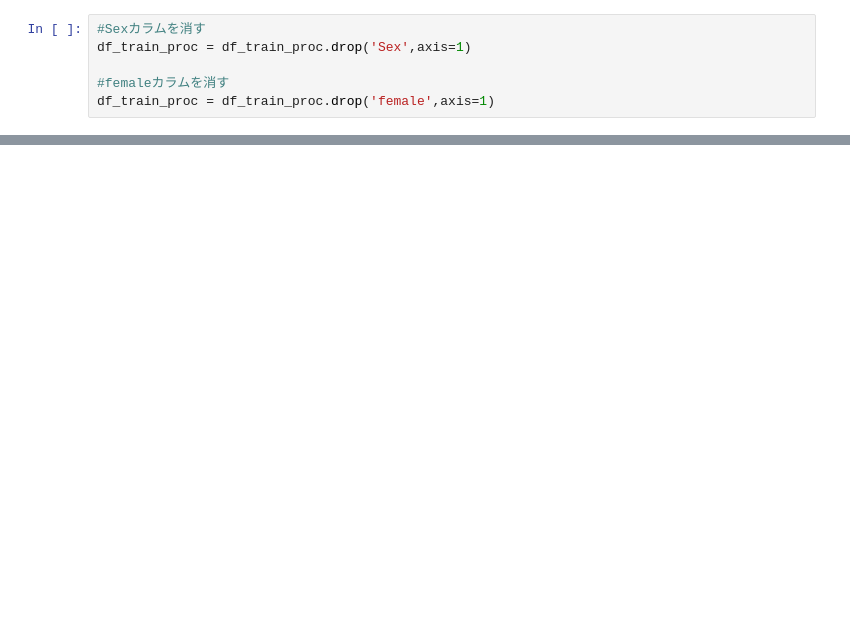
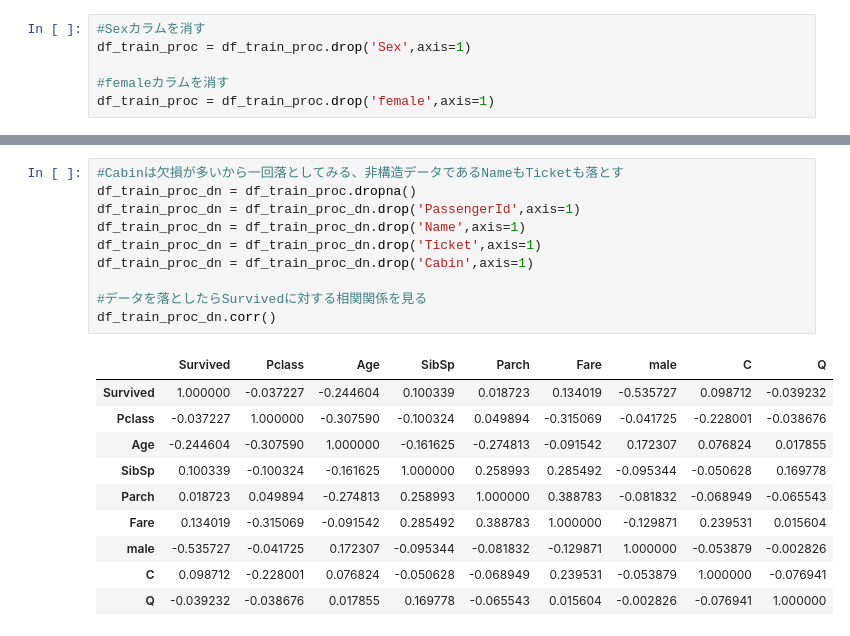
Before and after one commit to yoshida-bael/MachineLearning, a Jupyter notebook: Titanic.ipynb, the cells around one changed output, grey strips where cells are left out. Cells and saved outputs as stored; diff of their text form; blank space fills up the shorter version.

```diff
--- a/Titanic.ipynb
+++ b/Titanic.ipynb
@@ -113,0 +106,21 @@ print(model2.score(test_X,test_y))
+# %%
+#Cabinは欠損が多いから一回落としてみる、非構造データであるNameもTicketも落とす
+df_train_proc_dn = df_train_proc.dropna()
+df_train_proc_dn = df_train_proc_dn.drop('PassengerId',axis=1)
+df_train_proc_dn = df_train_proc_dn.drop('Name',axis=1)
+df_train_proc_dn = df_train_proc_dn.drop('Ticket',axis=1)
+df_train_proc_dn = df_train_proc_dn.drop('Cabin',axis=1)
+
+#データを落としたらSurvivedに対する相関関係を見る
+df_train_proc_dn.corr()
+# %% [output]
+|  | Survived | Pclass | Age | SibSp | Parch | Fare | male | C | Q |
+| Survived | 1.000000 | -0.037227 | -0.244604 | 0.100339 | 0.018723 | 0.134019 | -0.535727 | 0.098712 | -0.039232 |
+| Pclass | -0.037227 | 1.000000 | -0.307590 | -0.100324 | 0.049894 | -0.315069 | -0.041725 | -0.228001 | -0.038676 |
+| Age | -0.244604 | -0.307590 | 1.000000 | -0.161625 | -0.274813 | -0.091542 | 0.172307 | 0.076824 | 0.017855 |
+| SibSp | 0.100339 | -0.100324 | -0.161625 | 1.000000 | 0.258993 | 0.285492 | -0.095344 | -0.050628 | 0.169778 |
+| Parch | 0.018723 | 0.049894 | -0.274813 | 0.258993 | 1.000000 | 0.388783 | -0.081832 | -0.068949 | -0.065543 |
+| Fare | 0.134019 | -0.315069 | -0.091542 | 0.285492 | 0.388783 | 1.000000 | -0.129871 | 0.239531 | 0.015604 |
+| male | -0.535727 | -0.041725 | 0.172307 | -0.095344 | -0.081832 | -0.129871 | 1.000000 | -0.053879 | -0.002826 |
+| C | 0.098712 | -0.228001 | 0.076824 | -0.050628 | -0.068949 | 0.239531 | -0.053879 | 1.000000 | -0.076941 |
+| Q | -0.039232 | -0.038676 | 0.017855 | 0.169778 | -0.065543 | 0.015604 | -0.002826 | -0.076941 | 1.000000 |
```
Also changed, not shown: parts of 8 cells of this notebook.
